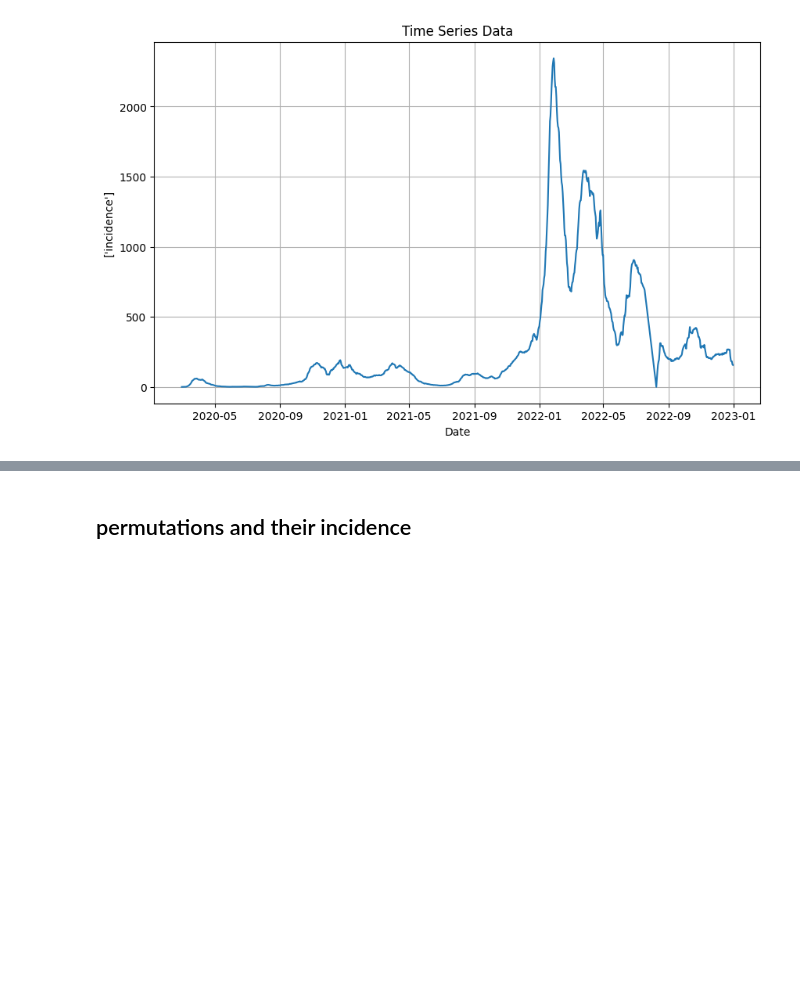
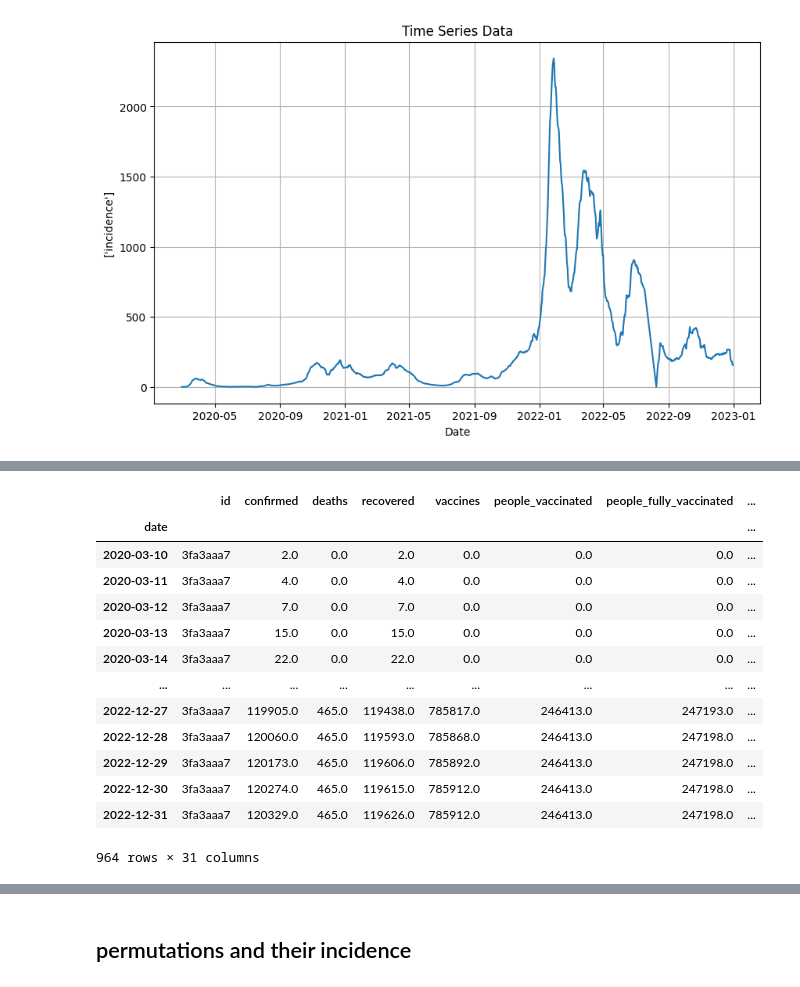
Before and after one commit to mario-dg/KI-Gruppe-03, a Jupyter notebook: AI_COV_19.ipynb, the cells around one changed output, grey strips where cells are left out. Saved outputs shown, nothing was run; the diff lists cells and outputs as text; code cells hidden in the pictures; blank space fills up the shorter version.

```diff
--- a/AI_COV_19.ipynb
+++ b/AI_COV_19.ipynb
@@ -678,0 +695,19 @@ plot_simple_time_series(hamburg_df, ['incidence'])
+# %%
+#sonneberg
+#barmberg
+date_df[['administrative_area_level_3','incidence']]
+# %% [output]
+|  | id | confirmed | deaths | recovered | vaccines | people_vaccinated | people_fully_vaccinated | ... |
+| date |  |  |  |  |  |  |  | ... |
+| 2020-03-10 | 3fa3aaa7 | 2.0 | 0.0 | 2.0 | 0.0 | 0.0 | 0.0 | ... |
+| 2020-03-11 | 3fa3aaa7 | 4.0 | 0.0 | 4.0 | 0.0 | 0.0 | 0.0 | ... |
+| 2020-03-12 | 3fa3aaa7 | 7.0 | 0.0 | 7.0 | 0.0 | 0.0 | 0.0 | ... |
+| 2020-03-13 | 3fa3aaa7 | 15.0 | 0.0 | 15.0 | 0.0 | 0.0 | 0.0 | ... |
+| 2020-03-14 | 3fa3aaa7 | 22.0 | 0.0 | 22.0 | 0.0 | 0.0 | 0.0 | ... |
+| ... | ... | ... | ... | ... | ... | ... | ... | ... |
+| 2022-12-27 | 3fa3aaa7 | 119905.0 | 465.0 | 119438.0 | 785817.0 | 246413.0 | 247193.0 | ... |
+| 2022-12-28 | 3fa3aaa7 | 120060.0 | 465.0 | 119593.0 | 785868.0 | 246413.0 | 247198.0 | ... |
+| 2022-12-29 | 3fa3aaa7 | 120173.0 | 465.0 | 119606.0 | 785892.0 | 246413.0 | 247198.0 | ... |
+| 2022-12-30 | 3fa3aaa7 | 120274.0 | 465.0 | 119615.0 | 785912.0 | 246413.0 | 247198.0 | ... |
+| 2022-12-31 | 3fa3aaa7 | 120329.0 | 465.0 | 119626.0 | 785912.0 | 246413.0 | 247198.0 | ... |
+964 rows × 31 columns
```
Also changed, not shown: parts of 10 cells of this notebook.
